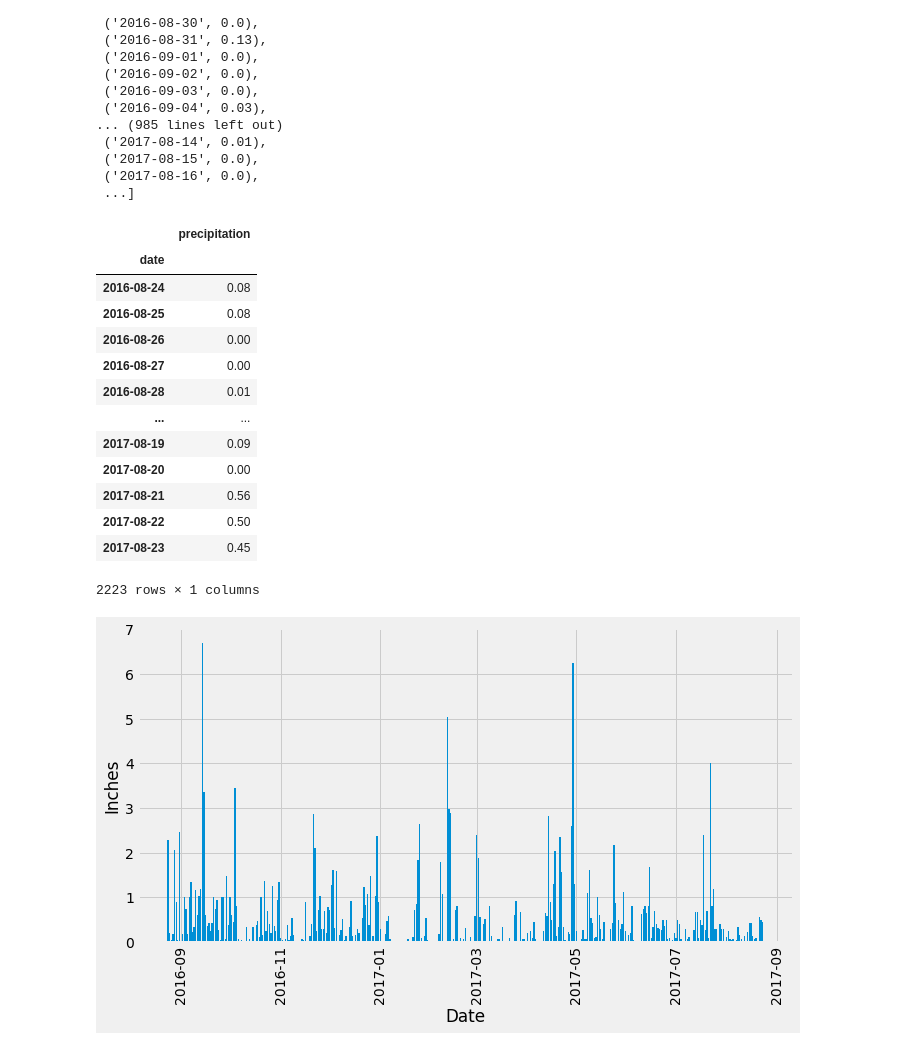
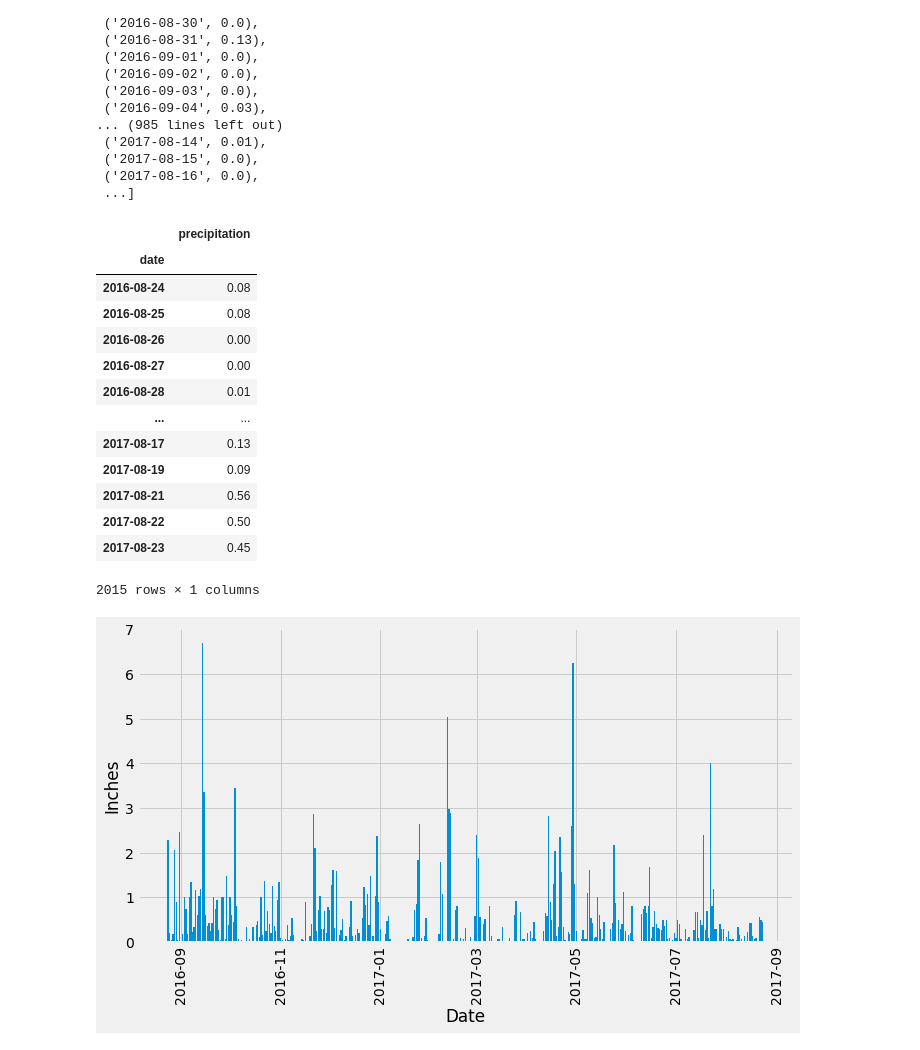
Before and after one commit to LailahL/sqlalchemy-challenge, a Jupyter notebook: SurfsUp/climate_starter.ipynb, the cells around one changed output. Cells and saved outputs as stored; diff of their text form; code cells hidden in the pictures.

```diff
--- a/SurfsUp/climate_starter.ipynb
+++ b/SurfsUp/climate_starter.ipynb
@@ -103,31 +103,31 @@ date_last_year 2016-08-23
 # %%
 # Save the query results as a Pandas DataFrame and set the index to the date column
 precipitation_df=pd.DataFrame(precipitation_data,columns=['date','prcp'])
 precipitation_dfr=precipitation_df.rename(columns={'prcp':'precipitation'})
 precipitation_dfr['date']=pd.to_datetime(precipitation_dfr['date'])
 prcp_date_index=precipitation_dfr.set_index('date')
 
 
 # Sort the dataframe by date
 prcp_date_index.sort_values('date')
-prcp_date_index.fillna(0)
-
+prcp_date_index1=prcp_date_index.dropna()
+prcp_date_index1
 # prcp_date_index.info()
 # %% [output]
 |  | precipitation |
 | date |  |
 | 2016-08-24 | 0.08 |
 | 2016-08-25 | 0.08 |
 | 2016-08-26 | 0.00 |
 | 2016-08-27 | 0.00 |
 | 2016-08-28 | 0.01 |
 | ... | ... |
+| 2017-08-17 | 0.13 |
 | 2017-08-19 | 0.09 |
-| 2017-08-20 | 0.00 |
 | 2017-08-21 | 0.56 |
 | 2017-08-22 | 0.50 |
 | 2017-08-23 | 0.45 |
-2223 rows × 1 columns
+2015 rows × 1 columns
 # %%
 # Use Pandas Plotting with Matplotlib to plot the data
 
```
Also changed, not shown: parts of 2 cells of this notebook.
